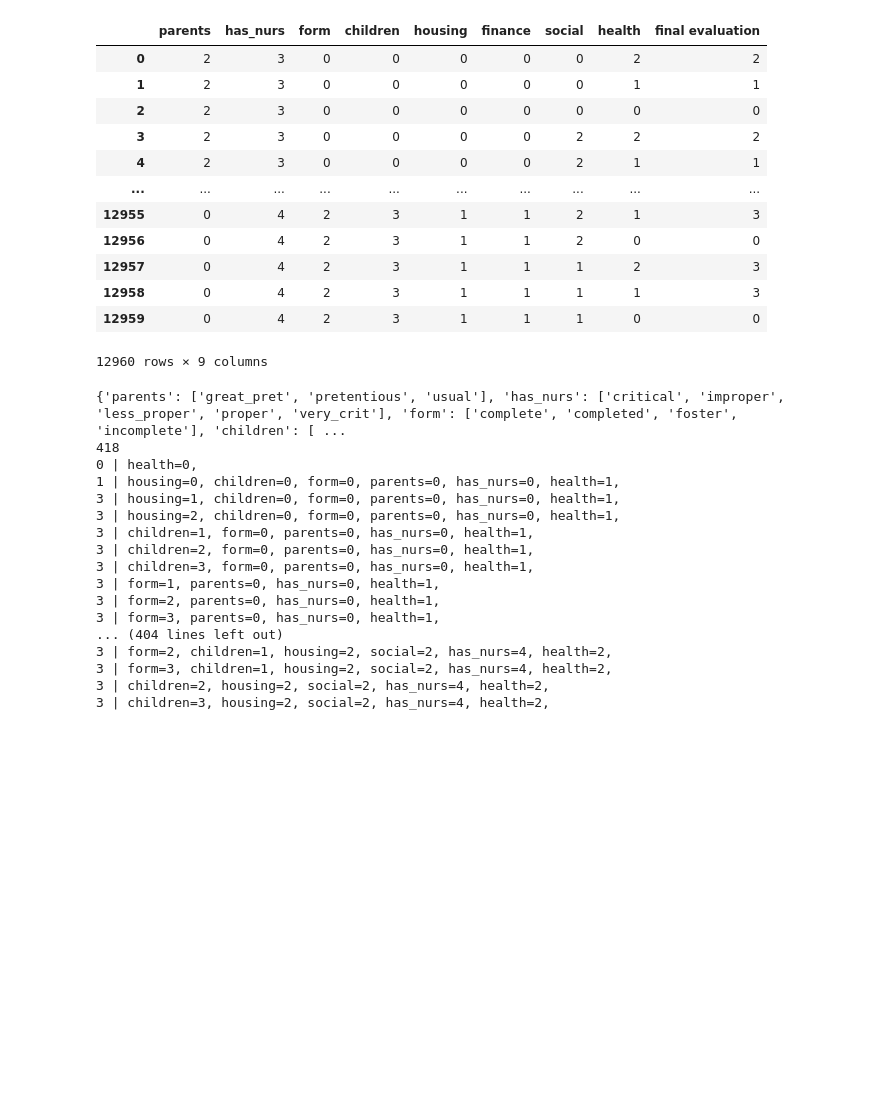
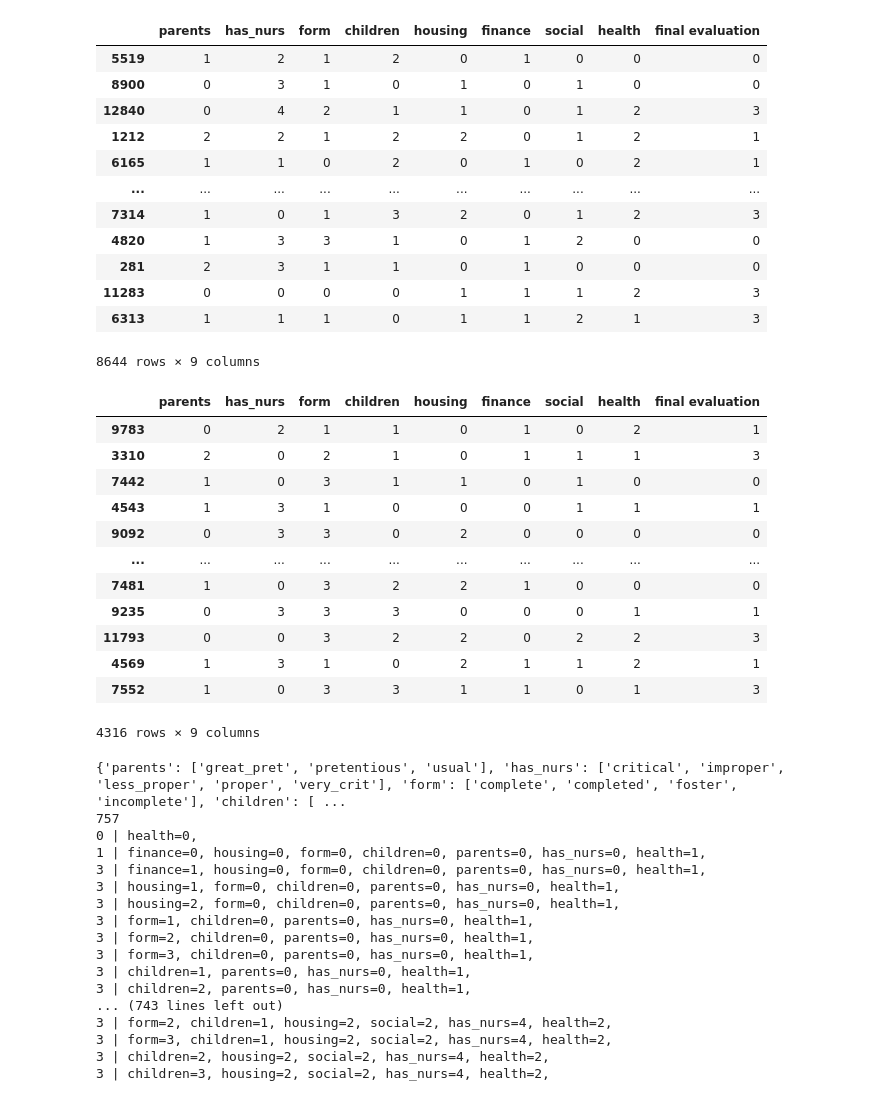
Before and after one commit to alibahmanyar/nurseryDecisionTree, a Jupyter notebook: main.ipynb, the cells around one changed output. Saved outputs shown, nothing was run; the diff lists cells and outputs as text; code cells hidden in the pictures; blank space fills up the shorter version.

```diff
--- a/main.ipynb
+++ b/main.ipynb
@@ -27,29 +30,47 @@ def cal_df_entropy(d: pd.DataFrame, label_name: str) -> float:
 # %%
 LABEL = 'final evaluation'
 dataset = pd.read_csv("nursery.csv")
 
 # Converting string type categorical features to integers and saving the index in categorical_index
 categorical_index = {}
 for c in dataset.columns:
     dataset[c] = pd.Categorical(dataset[c])
     categorical_index[c] = list(dataset[c].cat.categories)
     dataset[c] = dataset[c].cat.codes
 
-dataset
+train_ds, test_ds = train_test_split(dataset, test_size=0.333)
+
+dataset = None
+
+display(train_ds)
+display(test_ds)
 # %% [output]
 |  | parents | has_nurs | form | children | housing | finance | social | health | final evaluation |
-| 0 | 2 | 3 | 0 | 0 | 0 | 0 | 0 | 2 | 2 |
-| 1 | 2 | 3 | 0 | 0 | 0 | 0 | 0 | 1 | 1 |
-| 2 | 2 | 3 | 0 | 0 | 0 | 0 | 0 | 0 | 0 |
-| 3 | 2 | 3 | 0 | 0 | 0 | 0 | 2 | 2 | 2 |
-| 4 | 2 | 3 | 0 | 0 | 0 | 0 | 2 | 1 | 1 |
+| 5519 | 1 | 2 | 1 | 2 | 0 | 1 | 0 | 0 | 0 |
+| 8900 | 0 | 3 | 1 | 0 | 1 | 0 | 1 | 0 | 0 |
+| 12840 | 0 | 4 | 2 | 1 | 1 | 0 | 1 | 2 | 3 |
+| 1212 | 2 | 2 | 1 | 2 | 2 | 0 | 1 | 2 | 1 |
+| 6165 | 1 | 1 | 0 | 2 | 0 | 1 | 0 | 2 | 1 |
 | ... | ... | ... | ... | ... | ... | ... | ... | ... | ... |
-| 12955 | 0 | 4 | 2 | 3 | 1 | 1 | 2 | 1 | 3 |
-| 12956 | 0 | 4 | 2 | 3 | 1 | 1 | 2 | 0 | 0 |
-| 12957 | 0 | 4 | 2 | 3 | 1 | 1 | 1 | 2 | 3 |
-| 12958 | 0 | 4 | 2 | 3 | 1 | 1 | 1 | 1 | 3 |
-| 12959 | 0 | 4 | 2 | 3 | 1 | 1 | 1 | 0 | 0 |
+| 7314 | 1 | 0 | 1 | 3 | 2 | 0 | 1 | 2 | 3 |
+| 4820 | 1 | 3 | 3 | 1 | 0 | 1 | 2 | 0 | 0 |
+| 281 | 2 | 3 | 1 | 1 | 0 | 1 | 0 | 0 | 0 |
+| 11283 | 0 | 0 | 0 | 0 | 1 | 1 | 1 | 2 | 3 |
+| 6313 | 1 | 1 | 1 | 0 | 1 | 1 | 2 | 1 | 3 |
-12960 rows × 9 columns
+8644 rows × 9 columns
+|  | parents | has_nurs | form | children | housing | finance | social | health | final evaluation |
+| 9783 | 0 | 2 | 1 | 1 | 0 | 1 | 0 | 2 | 1 |
+| 3310 | 2 | 0 | 2 | 1 | 0 | 1 | 1 | 1 | 3 |
+| 7442 | 1 | 0 | 3 | 1 | 1 | 0 | 1 | 0 | 0 |
+| 4543 | 1 | 3 | 1 | 0 | 0 | 0 | 1 | 1 | 1 |
+| 9092 | 0 | 3 | 3 | 0 | 2 | 0 | 0 | 0 | 0 |
+| ... | ... | ... | ... | ... | ... | ... | ... | ... | ... |
+| 7481 | 1 | 0 | 3 | 2 | 2 | 1 | 0 | 0 | 0 |
+| 9235 | 0 | 3 | 3 | 3 | 0 | 0 | 0 | 1 | 1 |
+| 11793 | 0 | 0 | 3 | 2 | 2 | 0 | 2 | 2 | 3 |
+| 4569 | 1 | 3 | 1 | 0 | 2 | 1 | 1 | 2 | 1 |
+| 7552 | 1 | 0 | 3 | 3 | 1 | 1 | 0 | 1 | 3 |
+4316 rows × 9 columns
 # %%
 class Node:
     def __init__(self, value=None):
@@ -127,16 +148,13 @@ class Node:
 
         return df, t
 # %%
-MAX_DEPTH = 6
+MAX_DEPTH = 8
 
-all_features = list(dataset.columns)
+all_features = list(train_ds.columns)
 all_features.remove(LABEL)
 
 dTree = Node()
 current_node = dTree
-
-cds = dataset.copy() # current dataset
-
 
 while True:
     if current_node.value is not None:
@@ -152,8 +170,13 @@ while True:
             current_node = current_node.parent
             continue
 
-    cds, available_features = current_node.get_filtered_df(dataset, all_features)
+    cds, available_features = current_node.get_filtered_df(train_ds, all_features)
 
+    if len(cds.index) == 0: # if no more samples are available for the current node just assign a random label
+        current_node.resolved = True
+        current_node.value = random.randint(0, len(categorical_index[LABEL]))
+        current_node = current_node.parent
+        continue
     if len(available_features) == 0 or cds[LABEL].nunique() == 1 or current_node.depth == MAX_DEPTH:
         current_node.resolved = True
         current_node.value = stats.mode(cds[LABEL].values).mode[0]
@@ -169,6 +192,8 @@ while True:
         cp = 0 # conditional probibility
         for v in range(feature_n):
             sub_d = cds[cds[feature] == v].copy()
+            if len(sub_d.index) == 0: # no need to add to cp sum because probability is 0
+                continue
             cp += (len(sub_d) / total_n) * cal_df_entropy(sub_d, LABEL)
 
         ig = total_h - cp
@@ -186,18 +211,18 @@ print(len(ruleSet))
 print('\n'.join(ruleSet))
 # %% [output]
 {'parents': ['great_pret', 'pretentious', 'usual'], 'has_nurs': ['critical', 'improper', 'less_proper', 'proper', 'very_crit'], 'form': ['complete', 'completed', 'foster', 'incomplete'], 'children': [ ...
-418
+757
 0 | health=0,
-1 | housing=0, children=0, form=0, parents=0, has_nurs=0, health=1,
-3 | housing=1, children=0, form=0, parents=0, has_nurs=0, health=1,
-3 | housing=2, children=0, form=0, parents=0, has_nurs=0, health=1,
-3 | children=1, form=0, parents=0, has_nurs=0, health=1,
-3 | children=2, form=0, parents=0, has_nurs=0, health=1,
-3 | children=3, form=0, parents=0, has_nurs=0, health=1,
-3 | form=1, parents=0, has_nurs=0, health=1,
-3 | form=2, parents=0, has_nurs=0, health=1,
-3 | form=3, parents=0, has_nurs=0, health=1,
-... (404 lines left out)
+1 | finance=0, housing=0, form=0, children=0, parents=0, has_nurs=0, health=1,
+3 | finance=1, housing=0, form=0, children=0, parents=0, has_nurs=0, health=1,
+3 | housing=1, form=0, children=0, parents=0, has_nurs=0, health=1,
+3 | housing=2, form=0, children=0, parents=0, has_nurs=0, health=1,
+3 | form=1, children=0, parents=0, has_nurs=0, health=1,
+3 | form=2, children=0, parents=0, has_nurs=0, health=1,
+3 | form=3, children=0, parents=0, has_nurs=0, health=1,
+3 | children=1, parents=0, has_nurs=0, health=1,
+3 | children=2, parents=0, has_nurs=0, health=1,
+... (743 lines left out)
 3 | form=2, children=1, housing=2, social=2, has_nurs=4, health=2,
 3 | form=3, children=1, housing=2, social=2, has_nurs=4, health=2,
 3 | children=2, housing=2, social=2, has_nurs=4, health=2,
```
Also changed, not shown: parts of 2 cells of this notebook.
